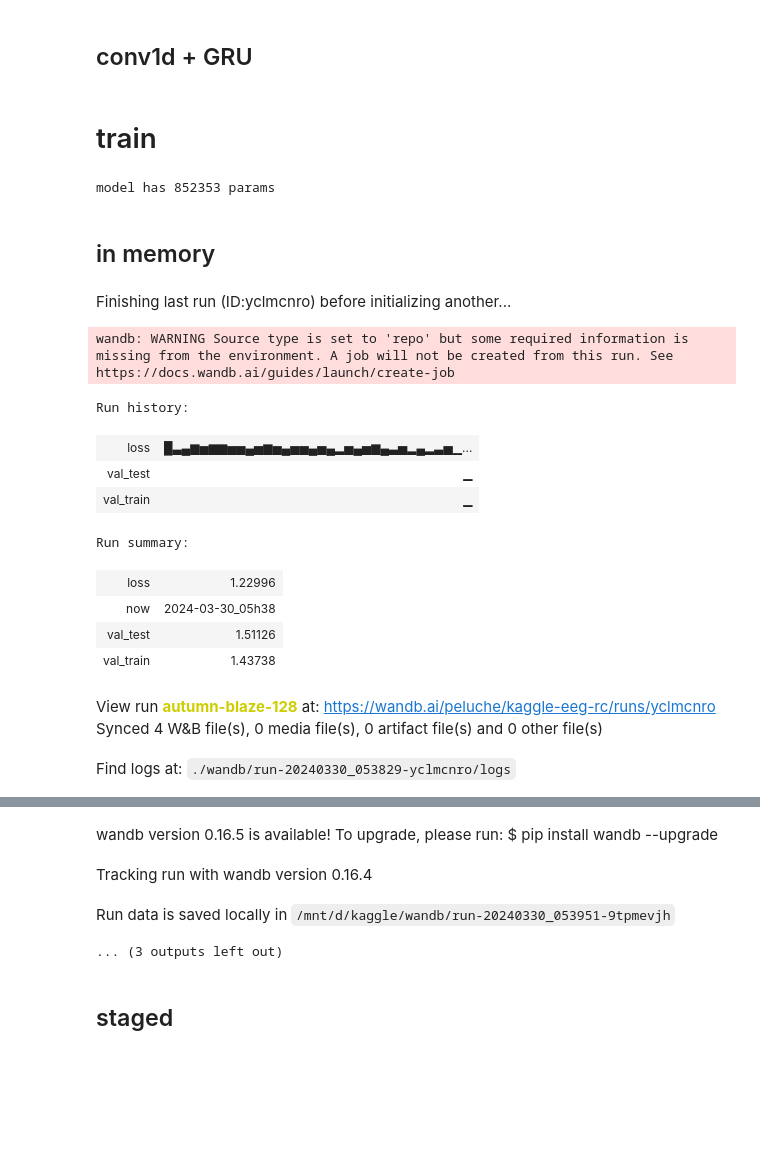
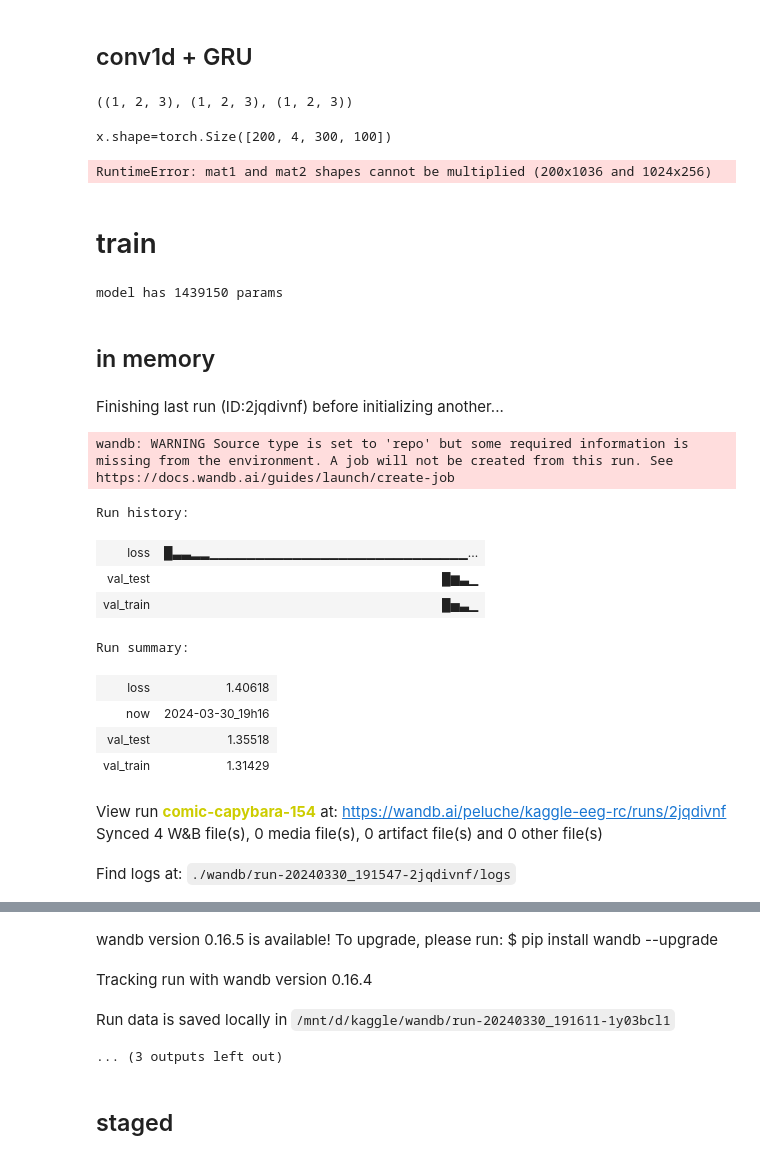
Before and after one commit to peluche/kaggle-eeg, a Jupyter notebook: rc-spectrogram.ipynb, the cells around one changed output, grey strips where cells are left out. Drawn from its saved outputs; the diff is of its cells as text; code cells hidden in the pictures; blank space fills up the shorter version.

```diff
--- a/rc-spectrogram.ipynb
+++ b/rc-spectrogram.ipynb
@@ -159,8 +133,10 @@ test_indices = train_df[train_df['spectrogram_id'].isin(test_ids)].index.tolist(
 train_dataset = Subset(dataset, train_indices)
 test_dataset = Subset(dataset, test_indices)
 
-train_dataloader = DataLoader(train_dataset, batch_size=batch_size, num_workers=num_workers, prefetch_factor=prefetch_factor, shuffle=True)
-test_dataloader = DataLoader(test_dataset, batch_size=batch_size, num_workers=num_workers, prefetch_factor=prefetch_factor, shuffle=True)
+train_dataloader = DataLoader(train_dataset, batch_size=batch_size, shuffle=True)
+test_dataloader = DataLoader(test_dataset, batch_size=batch_size, shuffle=True)
+# train_dataloader = DataLoader(train_dataset, batch_size=batch_size, num_workers=num_workers, prefetch_factor=prefetch_factor, shuffle=True)
+# test_dataloader = DataLoader(test_dataset, batch_size=batch_size, num_workers=num_workers, prefetch_factor=prefetch_factor, shuffle=True)
 
 len(train_dataset), len(test_dataset)
 # %% [output]
@@ -169,7 +145,29 @@ len(train_dataset), len(test_dataset)
 # model 👯‍♀️
 # %% [markdown]
 ## conv1d + GRU
+# %%
+(*[(1, 2, 3) for _ in range(3)], )
+# %% [output]
+((1, 2, 3), (1, 2, 3), (1, 2, 3))
 # %%
+class CNNSkipBlock(nn.Module):
+    def __init__(self, in_channels, out_channels, repeat, dropout, stride=1):
+        super(CNNSkipBlock, self).__init__()
+        self.pre = nn.Conv2d(in_channels, out_channels, kernel_size=3, stride=stride, padding='same', padding_mode='reflect')
+        self.convs = nn.Sequential(
+            *(nn.Sequential(
+                nn.LeakyReLU(),
+                nn.Dropout(dropout),
+                nn.Conv2d(out_channels, out_channels, kernel_size=3, stride=stride, padding='same', padding_mode='reflect'))
+            for _ in range(repeat)),
+        )
+        self.post = nn.MaxPool2d(kernel_size=2, stride=2)
+
+    def forward(self, x):
+        x = self.pre(x)
+        x = x + self.convs(x) # weird skip
+        return self.post(x)
+
 class CNNBlock(nn.Module):
     def __init__(self, in_channels, out_channels, dropout, stride=1):
         super(CNNBlock, self).__init__()
@@ -187,15 +185,23 @@ class CNNBlock(nn.Module):
 
 class Model(nn.Module):
     # def __init__(self, convs=[4, 64, 64, 128, 128, 256, 256, 256, 257, 257, 257, 258, 258, 258, 259], hidden=256, dropout=0.4):
-    def __init__(self, convs=[4, 8, 8, 8, 8, 8, 16, 16, 16, 16, 16, 32, 32, 32, 32, 32, 64, 64, 64, 128, 259], hidden=256, dropout=0.4):
+    def __init__(self, convs=[4, 8, 8, 8, 8, 16, 16, 16, 16, 32, 32, 32, 32, 64, 64, 64, 128, 128, 128, 259], hidden=256, dropout=0.3):
+    # def __init__(self, convs=[4, 8, 8, 8, 16, 16, 16, 32, 32, 32, 32, 64, 64, 64, 128, 128, 256], hidden=512, dropout=0.5):
+    # def __init__(self, convs=[4, 8, 8, 8, 8, 8, 16, 16, 16, 16, 16, 32, 32, 32, 32, 32, 64, 64, 64, 128, 259], hidden=256, dropout=0.4):
+    # def __init__(self, convs=[4, 8, 8, 8, 8, 8, 8, 8, 8, 8, 8, 8, 8, 8, 8, 8, 16, 16, 16, 16, 16, 32, 32, 32, 32, 32, 64, 64, 64, 128, 259], hidden=256, dropout=0.4):
+    # def __init__(self, convs=[4, 8, 8, 8, 16, 16, 16, 32, 32, 32, 32, 32, 64, 64, 64, 64, 64, 64, 128, 128, 128, 259], hidden=256, dropout=0.4):
+    # def __init__(self, convs_b=[4, 8, 16, 32, 64, 128, 256], repeat=3, hidden=256, dropout=0.5):
         super().__init__()
 
+        # self.cnn = nn.Sequential(
+        #     *[CNNSkipBlock(in_chan, out_chan, repeat=repeat, dropout=dropout) for in_chan, out_chan in zip(convs_b, convs_b[1:])]
+        # )
         self.cnn = nn.Sequential(
             *[CNNBlock(in_chan, out_chan, dropout=dropout) for in_chan, out_chan in zip(convs, convs[1:])]
         )
         self.head = nn.Sequential(
             nn.Flatten(start_dim=1, end_dim=-1),
-            nn.Linear(259 * 4, hidden),
+            nn.Linear(256 * 4, hidden),
             nn.GELU(),
             nn.Dropout(dropout),
             nn.Linear(hidden, hidden),
@@ -217,64 +223,68 @@ def test():
     r = m(x.to(device))
     print(f'{r.shape=}')
 
-# test()
+test()
+# %% [output]
+x.shape=torch.Size([200, 4, 300, 100])
+RuntimeError: mat1 and mat2 shapes cannot be multiplied (200x1036 and 1024x256)
 # %% [markdown]
 # train
 # %%
 GC()
 model = Model().to(device)
-opt = t.optim.Adam(model.parameters(), lr=3e-4, weight_decay=3e-5)
+opt = t.optim.Adam(model.parameters(), lr=3e-4, weight_decay=1e-4)
 print(f'model has {sum(p.numel() for p in model.parameters())} params')
 # %% [output]
-model has 852353 params
+model has 1439150 params
 # %% [markdown]
 ## in memory
 # %%
 def memory_train(model, opt, wnb=True, data_augmentation=False):
     model.train()
-    train_dataloader = DataLoader(train_dataset, batch_size=batch_size, shuffle=True)
     validation_test, validation_test_label = next(test_dataloader.__iter__())
     validation_train, validation_train_label = next(train_dataloader.__iter__())
 
     if wnb:
         wandb.init(project='kaggle-eeg-rc')
         now = datetime.now().strftime("%Y-%m-%d_%Hh%M")
         wandb.log({'val_test':   eval(model, validation_test, validation_test_label, do_eval=True), 'now': f'{now}'})
         wandb.log({'val_train':  eval(model, validation_train, validation_train_label, do_eval=True), 'now': f'{now}'})
 
     for epoch in tqdm(range(100000)):
         for x_train, y_train in tqdm(train_dataloader):
             # TODO: use variable alpha based on mini_epoch
-            if data_augmentation: x_train = augment_data(x_train, alpha=random.choice([0.01, 0.05, 0.1])) #, 0.15, 0.2, 0.3]))
+            if data_augmentation: x_train = augment_data(x_train,
+                                                         alpha=random.choice([0.01, 0.05, 0.1, 0.15]), #, 0.2])) #, 0.3]))
+                                                         shift=random.choice(list(range(20))))
             logs = model(x_train.to(device)).log_softmax(-1)
             kl_loss = nn.KLDivLoss(reduction="batchmean")
             loss = kl_loss(logs, y_train.to(device))
             opt.zero_grad()
             loss.backward()
             opt.step()
             if wnb: wandb.log({'loss': loss.item()})
 
         now = datetime.now().strftime("%Y-%m-%d_%Hh%M")
         if wnb:
             wandb.log({'val_test':   eval(model, validation_test, validation_test_label, do_eval=True), 'now': f'{now}'})
             wandb.log({'val_train':  eval(model, validation_train, validation_train_label, do_eval=True), 'now': f'{now}'})
         if epoch % 10 == 0:
             t.save(model.state_dict(), f'weights/cnn_{now}.pt')
     if wnb: wandb.finish()
 
 memory_train(model, opt, wnb=True, data_augmentation=True)
 # %% [output]
-Finishing last run (ID:yclmcnro) before initializing another...
+Finishing last run (ID:2jqdivnf) before initializing another...
 wandb: WARNING Source type is set to 'repo' but some required information is missing from the environment. A job will not be created from this run. See https://docs.wandb.ai/guides/launch/create-job
 Run history:
-| loss | █▃▄▆▅▆▆▅▅▄▅▆▅▄▅▅▄▅▄▂▅▄▅▆▄▃▅▂▄▂▃▅▁... |
-| val_test | ▁ |
-| val_train | ▁ |
+| loss | █▃▃▂▂▁▁▁▁▁▁▁▁▁▁▁▁▁▁▁▁▁▁▁▁▁▁▁▁▁▁▁▁... |
+| val_test | █▆▃▁ |
+| val_train | █▅▃▁ |
 Run summary:
-| loss | 1.22996 |
-| now | 2024-03-30_05h38 |
-| val_test | 1.51126 |
-| val_train | 1.43738 |
+| loss | 1.40618 |
+| now | 2024-03-30_19h16 |
+| val_test | 1.35518 |
+| val_train | 1.31429 |
-View run autumn-blaze-128 at: https://wandb.ai/peluche/kaggle-eeg-rc/runs/yclmcnro
+View run comic-capybara-154 at: https://wandb.ai/peluche/kaggle-eeg-rc/runs/2jqdivnf
 Synced 4 W&B file(s), 0 media file(s), 0 artifact file(s) and 0 other file(s)
-Find logs at: ./wandb/run-20240330_053829-yclmcnro/logs
+Find logs at: ./wandb/run-20240330_191547-2jqdivnf/logs
@@ -282,6 +292,6 @@ Successfully finished last run (ID:yclmcnro). Initializing new run:
 wandb version 0.16.5 is available! To upgrade, please run: $ pip install wandb --upgrade
 Tracking run with wandb version 0.16.4
-Run data is saved locally in /mnt/d/kaggle/wandb/run-20240330_053951-9tpmevjh
+Run data is saved locally in /mnt/d/kaggle/wandb/run-20240330_191611-1y03bcl1
 ... (3 outputs left out)
 # %% [markdown]
 ## staged
```
Also changed, not shown: parts of 6 cells of this notebook.
